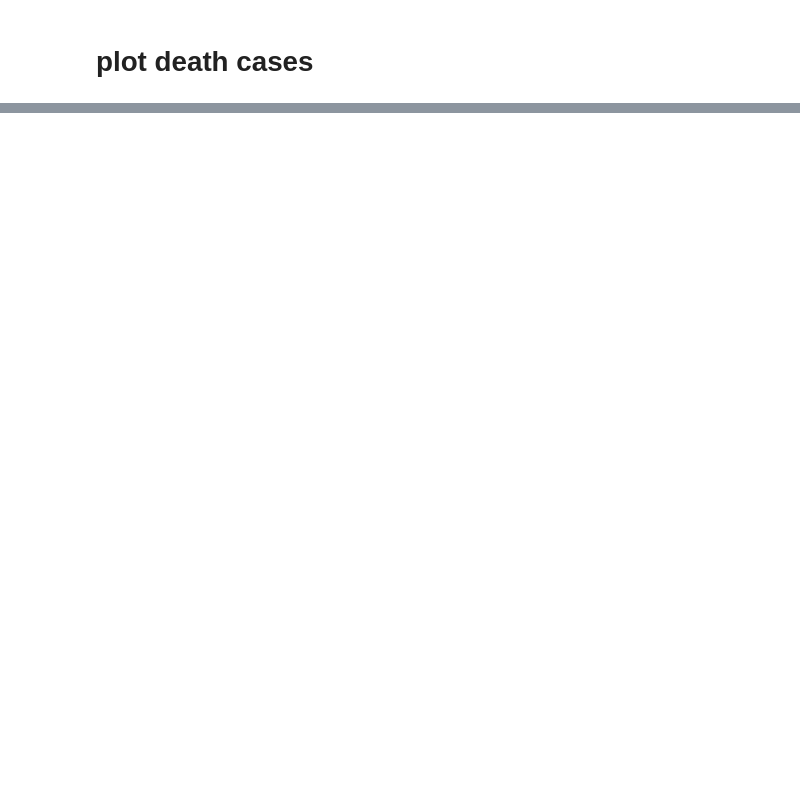
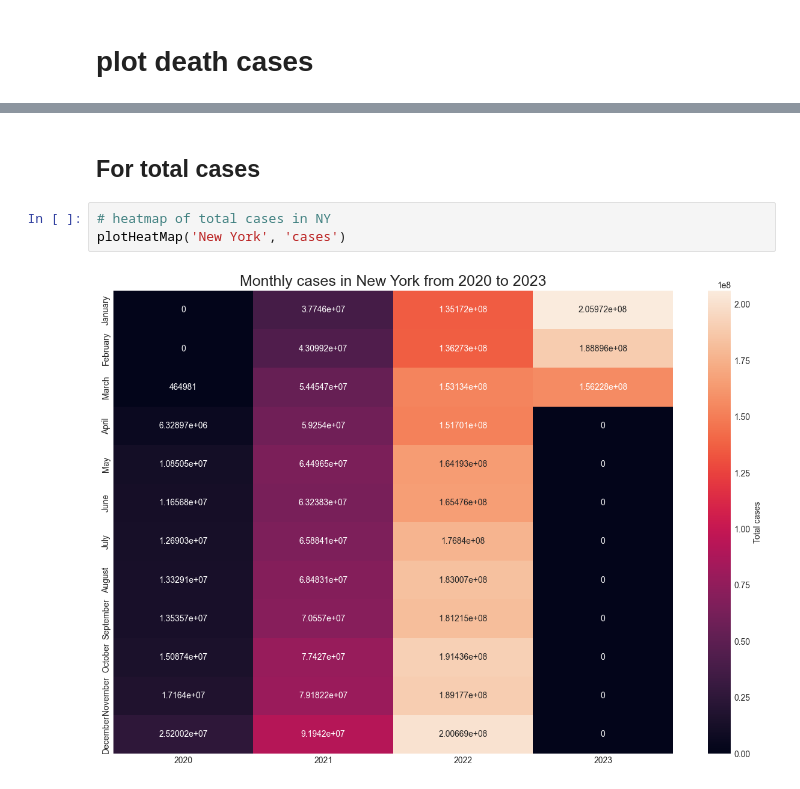
Before and after one commit to jenlcmc/COVID19-Data-Visualization, a Jupyter notebook: covid19.ipynb, the cells around one changed output, grey strips where cells are left out. Cells and saved outputs as stored; diff of their text form; blank space fills up the shorter version.

```diff
--- a/covid19.ipynb
+++ b/covid19.ipynb
@@ -291,0 +357,7 @@ plotTesting(['New York','California', 'Nevada'], 'deaths')
+# %% [markdown]
+## For total cases
+# %%
+# heatmap of total cases in NY
+plotHeatMap('New York', 'cases')
+# %% [output]
+[figure, added]
```
Also changed, not shown: parts of 18 cells of this notebook.
